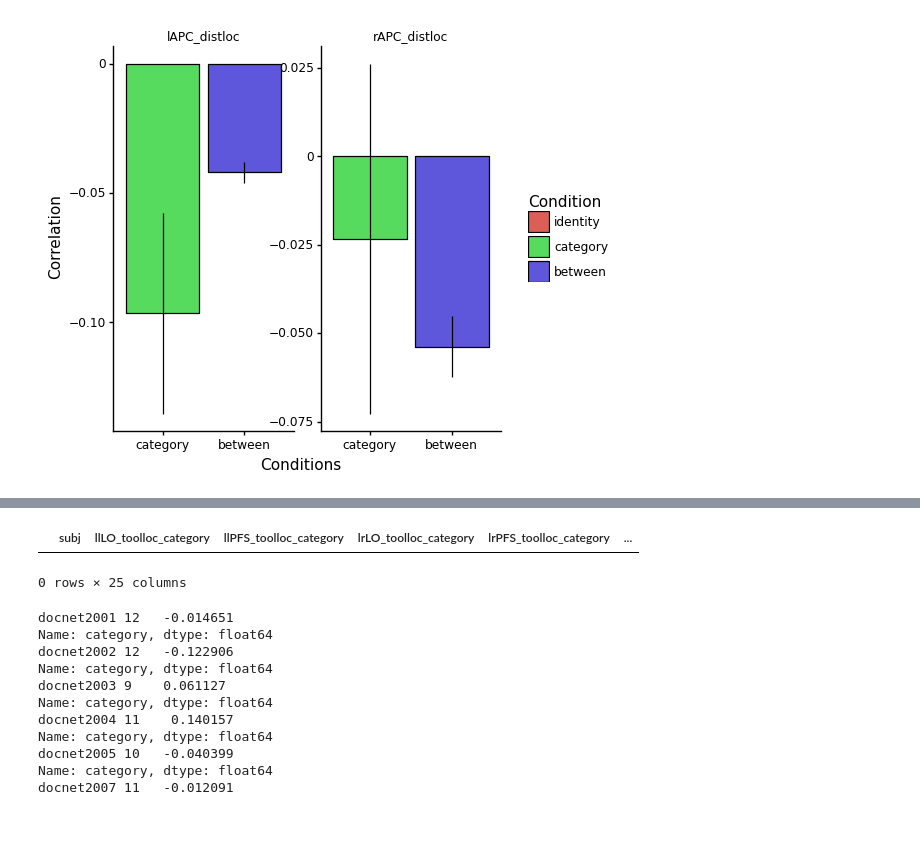
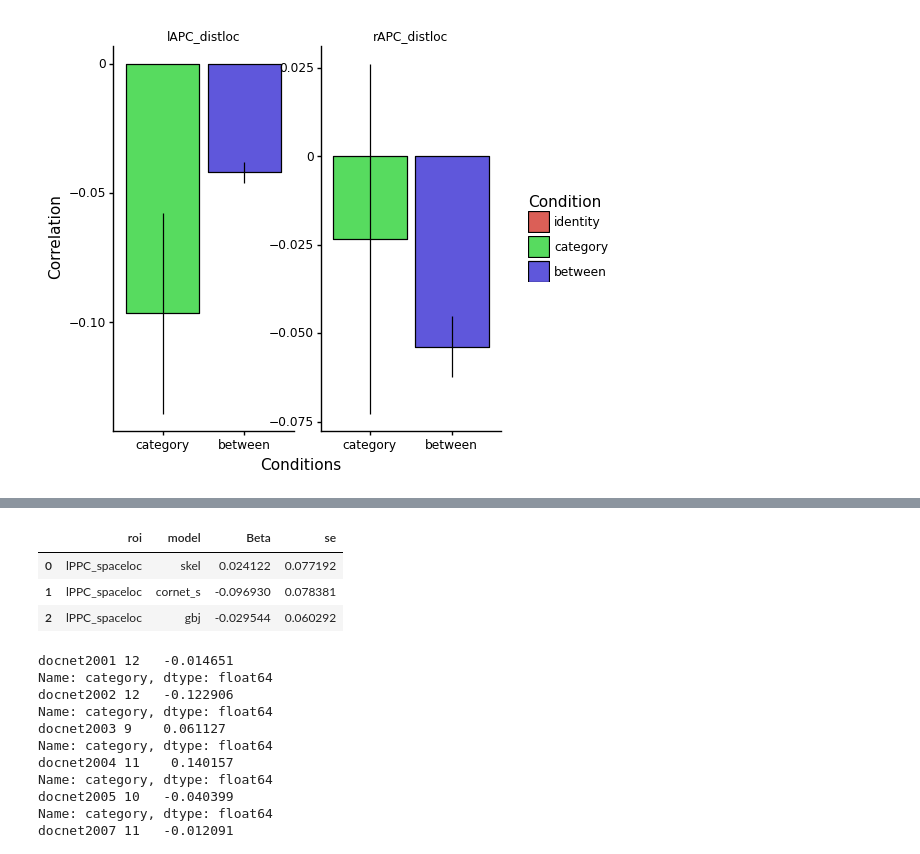
Before and after one commit to vayzenb/docnet, a Jupyter notebook: fmri/exp2_create_figures.ipynb, the cells around one changed output, grey strips where cells are left out. Drawn from its saved outputs; the diff is of its cells as text; code cells hidden in the pictures; blank space fills up the shorter version.

```diff
--- a/fmri/exp2_create_figures.ipynb
+++ b/fmri/exp2_create_figures.ipynb
@@ -32,10 +32,11 @@ num_vox = 200
 def plot_bar(df, ylabel):
 
     y_min = np.min(df[ylabel])
-    y_max = np.max(df[ylabel]) +2
+    y_max = np.max(df[ylabel])
 
-    print(ggplot(df, aes(x='Condition', y=ylabel, color = 'Condition', fill = 'Condition')) + geom_col(color="black", position =position_dodge(width =1)) +  facet_wrap('~roi', scales='free') + \
-    geom_linerange(aes(x='Condition',  ymax = f'{ylabel} + se', ymin = f'{ylabel} - se'), color = 'black', position = position_dodge(width =1))  + \
+    print(ggplot(df, aes(x='Beta', y=ylabel, color = 'model', fill = 'model')) + geom_col(color="black", position =position_dodge(width =1)) + \
+    geom_linerange(aes(x='    print(ggplot(df, aes(x='Beta', y=ylabel, color = 'model', fill = 'model')) + geom_col(color="black", position =position_dodge(width =1)) + \
+',  ymax = f'{ylabel} + se', ymin = f'{ylabel} - se'), color = 'black', position = position_dodge(width =1))  + \
             theme_classic() + xlab('Conditions') + ylab(ylabel) + theme(text = element_text(color ='black'),
                                                                           axis_line=element_line(),
                                                                           panel_border=element_blank(),
@@ -142,6 +143,35 @@ for rn, rr in enumerate(rois):
 [figure]
 [figure]
 [figure]
+# %%
+def plot_rsa(df, ylabel, roi):
+
+    #y_min = np.min(df[ylabel])
+    #y_max = np.max(df[ylabel]) +2
+
+    plot = ggplot(df, aes(x='model', y=ylabel, color = 'model', fill = 'model')) + geom_col(color="black", position =position_dodge(width =1)) + \
+    geom_linerange(aes(x='model',  ymax = f'{ylabel} + se', ymin = f'{ylabel} - se'), color = 'black', position = position_dodge(width =1))  + \
+           scale_x_discrete(limits= models) + \
+           theme_classic() + xlab('Model') + ylab(ylabel) + theme(text = element_text(color ='black'),
+                                                                          axis_line=element_line(),
+                                                                          panel_border=element_blank(),
+                                                                          figure_size = (5, 5),subplots_adjust={'wspace': 0.15},strip_background = element_blank())
+    print(plot)
+    plot.save(f'{fig_dir}/{roi}_rsa_bar.png', width=5, height=5, dpi = 300)
 # %%
-df_summary=pd.DataFrame(columns = ['subj'] +["l" + s + '_category' for s in rois] + ["r" + s + '_category' for s in rois] + \
-                          ["l" + s + '_between' for s in rois] + ["r" + s + '_between' for s in rois])
+"""
+RSA graphs for models
+"""
+df = pd.read_csv(f'/home/vayzenbe/GitHub_Repos/docnet/results/RSA_betas.csv')
+models = ['skel', 'cornet_s', 'gbj']
+for rr in rois:
+    for lr in ['l', 'r']:
+        curr_roi = df[df['roi'] == f'{lr}{rr}']
+        curr_roi = pd.melt(curr_roi,id_vars='roi', var_name = 'model', value_name = 'Beta')
+
+
+        curr_se = curr_roi.iloc[len(models):]
+        curr_roi = curr_roi.iloc[0:len(models)]
+        curr_roi['se'] = curr_se['Beta'].to_list()
+
+        plot_rsa(curr_roi, 'Beta', f'{lr}{rr}')
@@ -148,8 +188,10 @@ df_summary=pd.DataFrame(columns = ['subj'] +["l" + s + '_category' for s in rois
 # %%
-df_summary
+curr_roi
 # %% [output]
-|  | subj | llLO_toolloc_category | llPFS_toolloc_category | lrLO_toolloc_category | lrPFS_toolloc_category | ... |
+|  | roi | model | Beta | se |
+| 0 | lPPC_spaceloc | skel | 0.024122 | 0.077192 |
+| 1 | lPPC_spaceloc | cornet_s | -0.096930 | 0.078381 |
+| 2 | lPPC_spaceloc | gbj | -0.029544 | 0.060292 |
-0 rows × 25 columns
 # %%
 rois = ['lLO_toolloc', 'lPFS_toolloc', 'rLO_toolloc', 'rPFS_toolloc','rPPC_spaceloc', 'rAPC_spaceloc']
 
```
Also changed, not shown: parts of 1 cell of this notebook, 10 other files.
